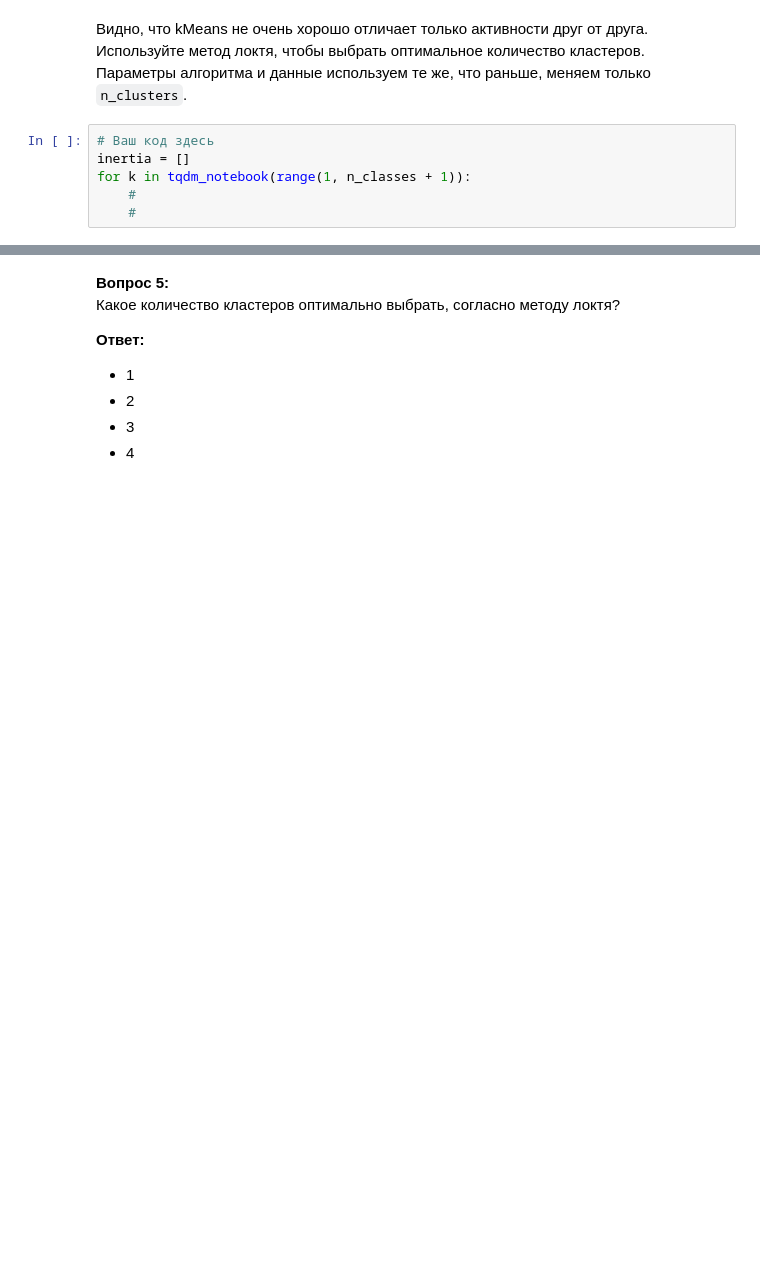
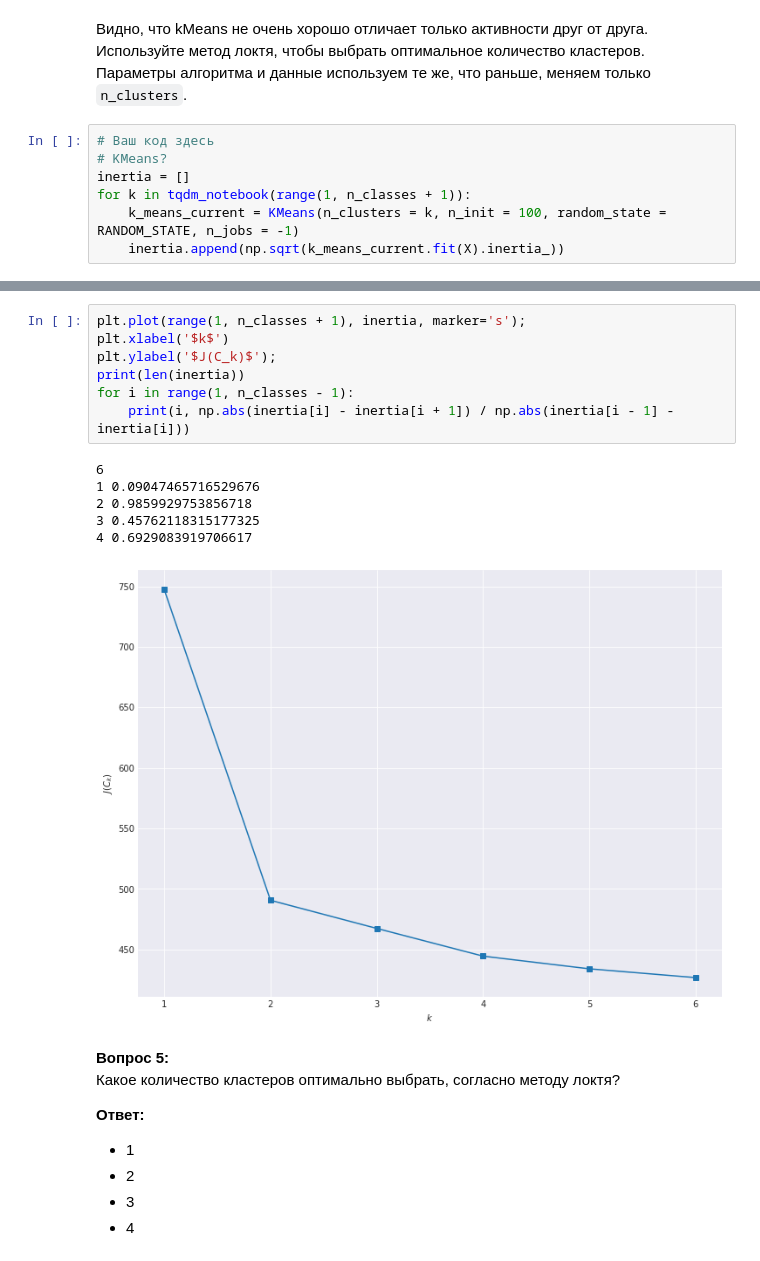
Before and after one commit to artinttechnical/mlcourse_open, a Jupyter notebook: jupyter_russian/assignments_demo/assignment07_unsupervised_learning.ipynb, the cells around one changed output, grey strips where cells are left out. Saved outputs shown, nothing was run; the diff lists cells and outputs as text; blank space fills up the shorter version.

Commit message:
Finish kmeans

```diff
--- a/jupyter_russian/assignments_demo/assignment07_unsupervised_learning.ipynb
+++ b/jupyter_russian/assignments_demo/assignment07_unsupervised_learning.ipynb
@@ -240,7 +226,8 @@ for line in tab.iterrows():
 Видно, что kMeans не очень хорошо отличает только активности друг от друга. Используйте метод локтя, чтобы выбрать оптимальное количество кластеров. Параметры алгоритма и данные используем те же, что раньше, меняем только `n_clusters`.
 # %%
 # Ваш код здесь
+# KMeans?
 inertia = []
 for k in tqdm_notebook(range(1, n_classes + 1)):
-    #
-    #
+    k_means_current = KMeans(n_clusters = k, n_init = 100, random_state = RANDOM_STATE, n_jobs = -1)
+    inertia.append(np.sqrt(k_means_current.fit(X).inertia_))
@@ -247,3 +238,17 @@ for k in tqdm_notebook(range(1, n_classes + 1)):
+# %%
+plt.plot(range(1, n_classes + 1), inertia, marker='s');
+plt.xlabel('$k$')
+plt.ylabel('$J(C_k)$');
+print(len(inertia))
+for i in range(1, n_classes - 1):
+    print(i, np.abs(inertia[i] - inertia[i + 1]) / np.abs(inertia[i - 1] - inertia[i]))
+# %% [output]
+6
+1 0.09047465716529676
+2 0.9859929753856718
+3 0.45762118315177325
+4 0.6929083919706617
+[figure, added]
 # %% [markdown]
 **Вопрос 5:**<br>
 Какое количество кластеров оптимально выбрать, согласно методу локтя?<br>
```
Also changed, not shown: parts of 6 cells of this notebook.
